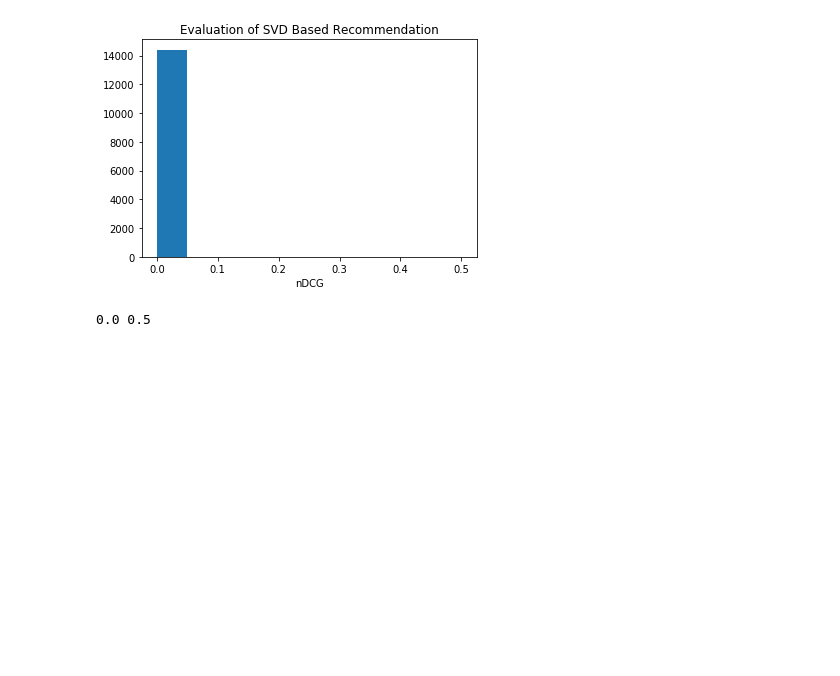
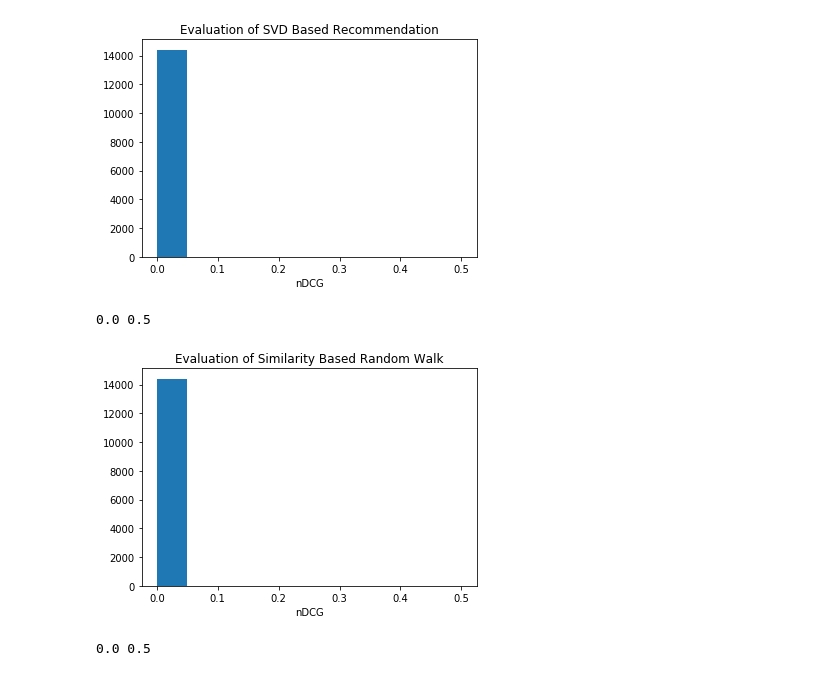
Before and after one commit to wd-doylle/GithubTeamRecommendation, a Jupyter notebook: evaluate.ipynb, the cells around one changed output. Drawn from its saved outputs; the diff is of its cells as text; code cells hidden in the pictures; blank space fills up the shorter version.

```diff
--- a/evaluate.ipynb
+++ b/evaluate.ipynb
@@ -102,0 +111,13 @@ print(min(NDCGs),max(NDCGs))
+# %%
+NDCGs = []
+for repo in recommendations:
+    NDCGs.append(NDCG(repo,recommendations[repo],team_target))
+plt.hist(NDCGs)
+plt.xlabel("nDCG")
+plt.title("Evaluation of Similarity Based Random Walk")
+plt.savefig('evaluate_sim.jpg',bbox='tight')
+plt.show()
+print(min(NDCGs),max(NDCGs))
+# %% [output]
+[figure, added]
+0.0 0.5
```
Also changed, not shown: parts of 9 cells of this notebook, 6 other files.
